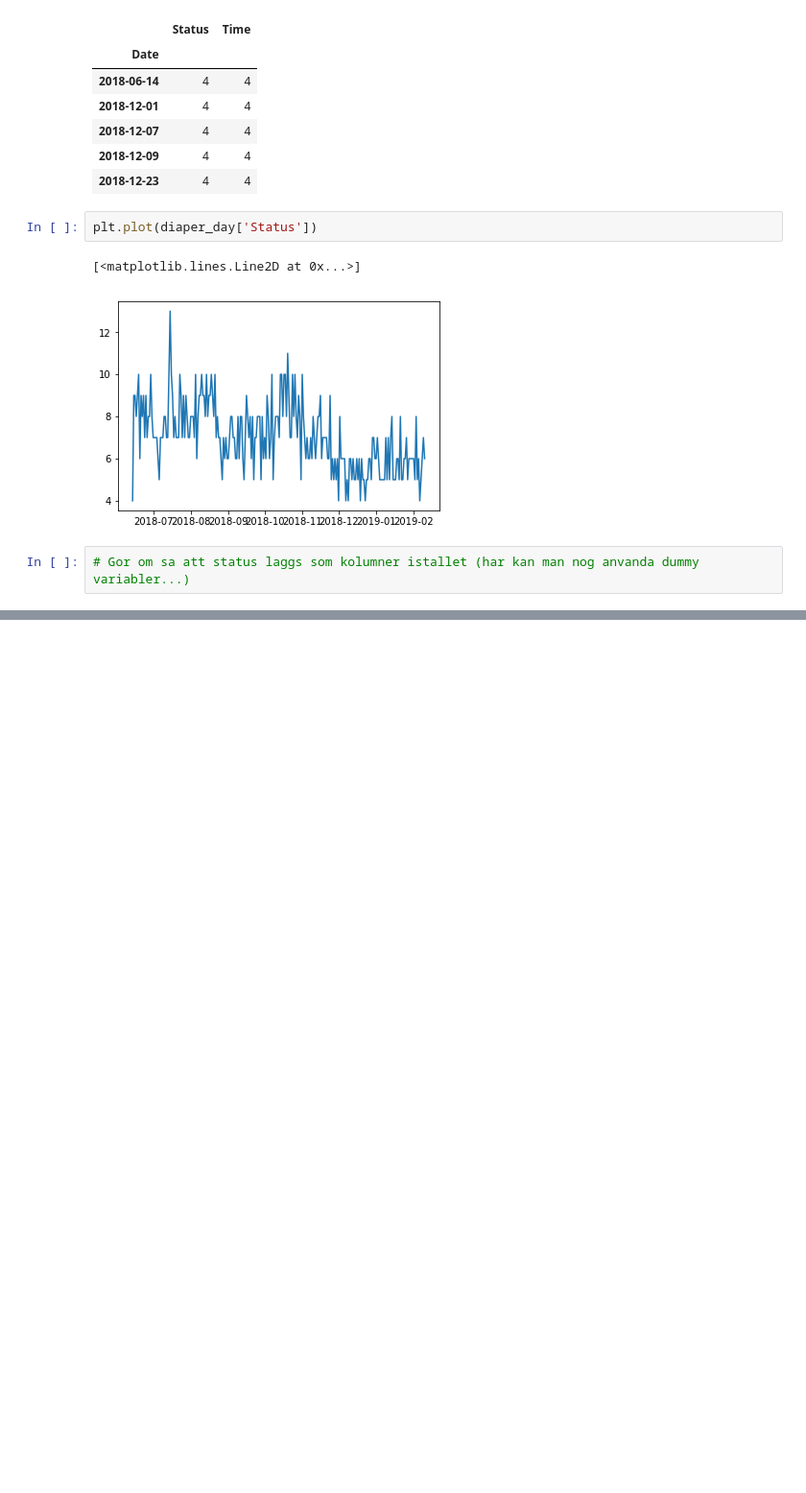
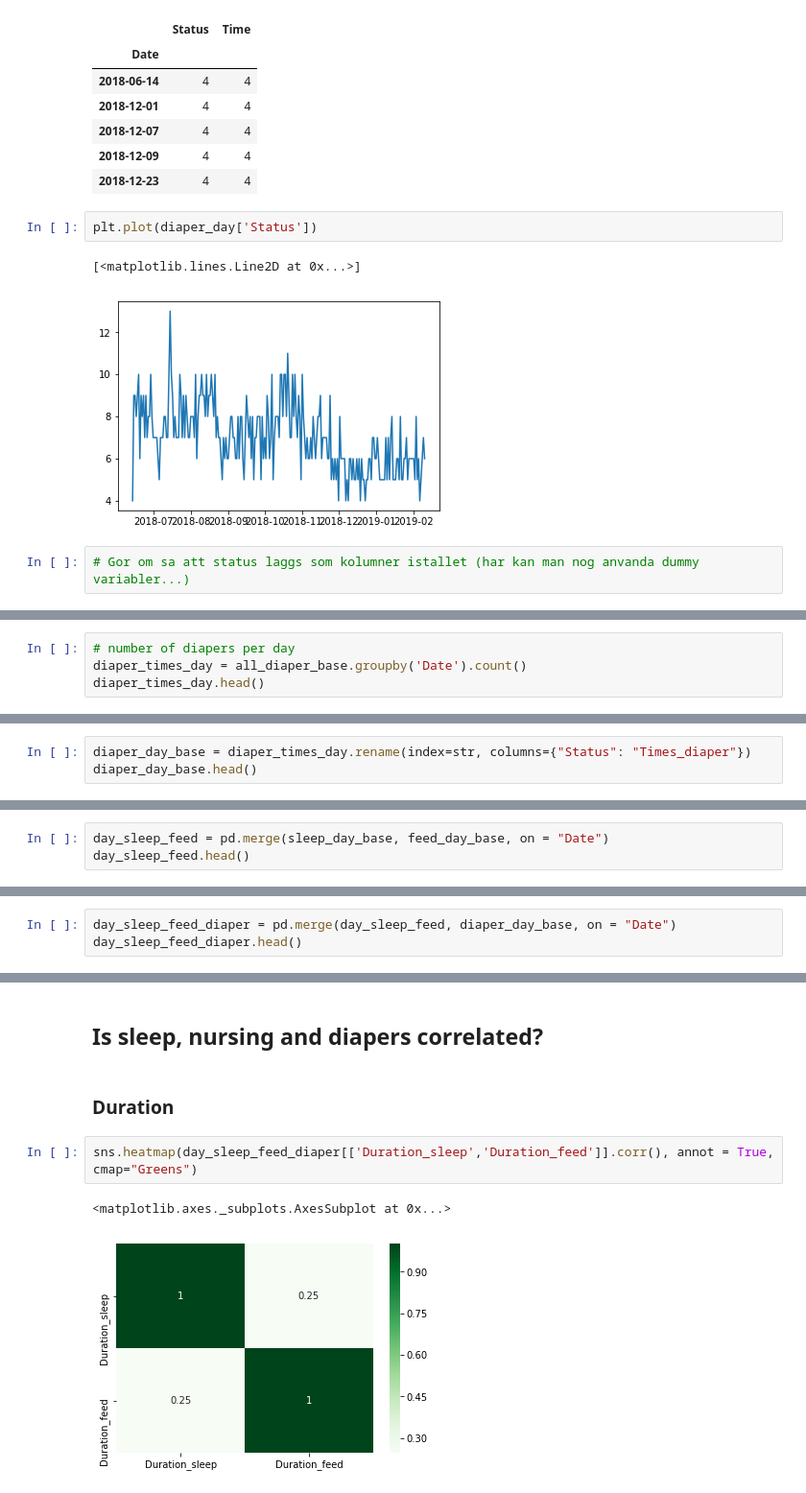
Before and after one commit to yhpf/matochsovklocka, a Jupyter notebook: tove.ipynb, the cells around one changed output, grey strips where cells are left out. Shown at 96% size. Drawn from its saved outputs; the diff is of its cells as text; blank space fills up the shorter version.

```diff
--- a/tove.ipynb
+++ b/tove.ipynb
@@ -323,0 +492,4 @@ plt.plot(diaper_day['Status'])
+# %%
+# number of diapers per day
+diaper_times_day = all_diaper_base.groupby('Date').count()
+diaper_times_day.head()
@@ -323,0 +504,3 @@ plt.plot(diaper_day['Status'])
+# %%
+diaper_day_base = diaper_times_day.rename(index=str, columns={"Status": "Times_diaper"})
+diaper_day_base.head()
@@ -323,0 +517,3 @@ plt.plot(diaper_day['Status'])
+# %%
+day_sleep_feed = pd.merge(sleep_day_base, feed_day_base, on = "Date")
+day_sleep_feed.head()
@@ -323,0 +528,3 @@ plt.plot(diaper_day['Status'])
+# %%
+day_sleep_feed_diaper = pd.merge(day_sleep_feed, diaper_day_base, on = "Date")
+day_sleep_feed_diaper.head()
@@ -323,0 +539,9 @@ plt.plot(diaper_day['Status'])
+# %% [markdown]
+## Is sleep, nursing and diapers correlated?
+# %% [markdown]
+### Duration
+# %%
+sns.heatmap(day_sleep_feed_diaper[['Duration_sleep','Duration_feed']].corr(), annot = True, cmap="Greens")
+# %% [output]
+<matplotlib.axes._subplots.AxesSubplot at 0x...>
+[figure, added]
```
Also changed, not shown: parts of 41 cells of this notebook.
